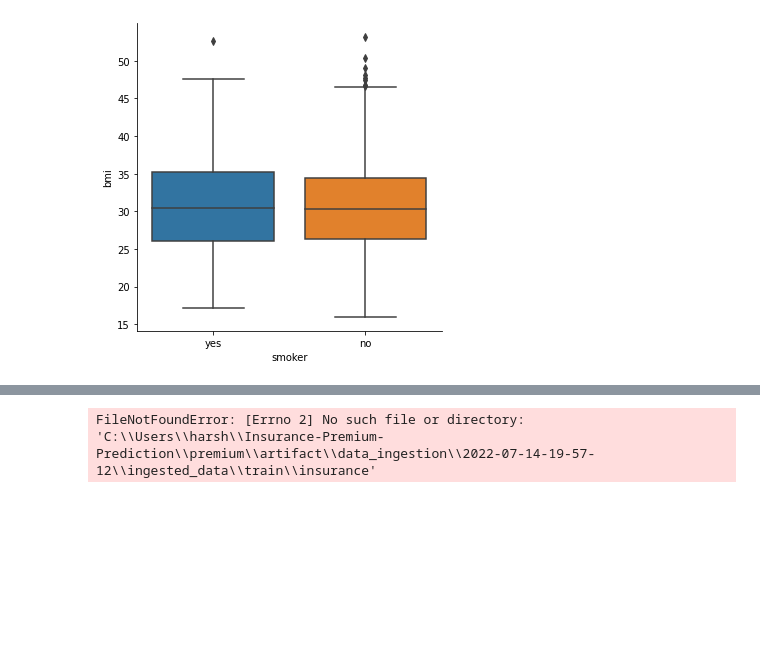
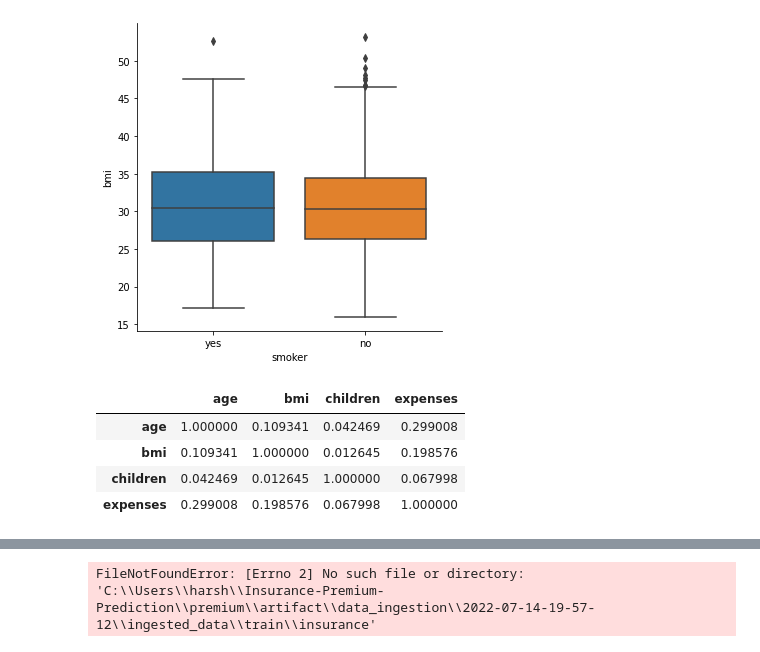
Before and after one commit to harshsanghvi41/Insurance-Premium-Prediction, a Jupyter notebook: notebook/EDA.ipynb, the cells around one changed output, grey strips where cells are left out. Cells and saved outputs as stored; diff of their text form; code cells hidden in the pictures; blank space fills up the shorter version.

```diff
--- a/notebook/EDA.ipynb
+++ b/notebook/EDA.ipynb
@@ -138,6 +135,14 @@ sns.catplot(y='bmi', x='smoker', data=df ,kind='box')
 # %% [output]
 <seaborn.axisgrid.FacetGrid at 0x...>
 [figure]
+# %%
+df.corr()
+# %% [output]
+|  | age | bmi | children | expenses |
+| age | 1.000000 | 0.109341 | 0.042469 | 0.299008 |
+| bmi | 0.109341 | 1.000000 | 0.012645 | 0.198576 |
+| children | 0.042469 | 0.012645 | 1.000000 | 0.067998 |
+| expenses | 0.299008 | 0.198576 | 0.067998 | 1.000000 |
 # %%
 df.isna().sum()
 # %% [output]
```
Also changed, not shown: parts of 13 cells of this notebook, 12 other files.
